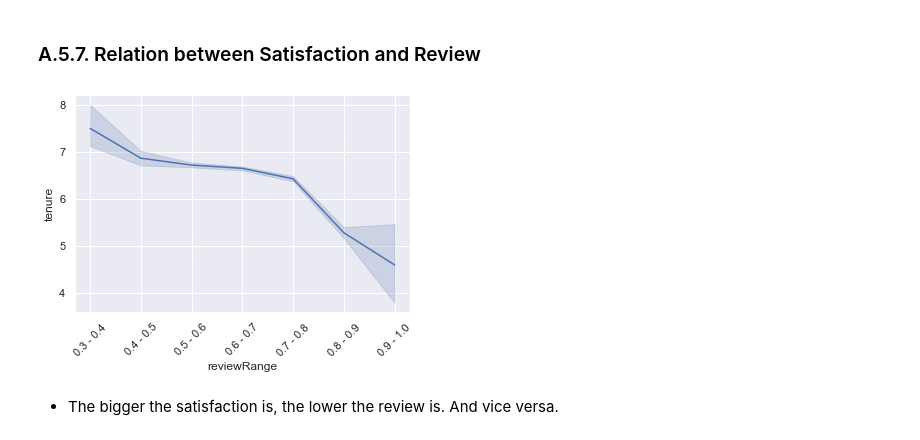
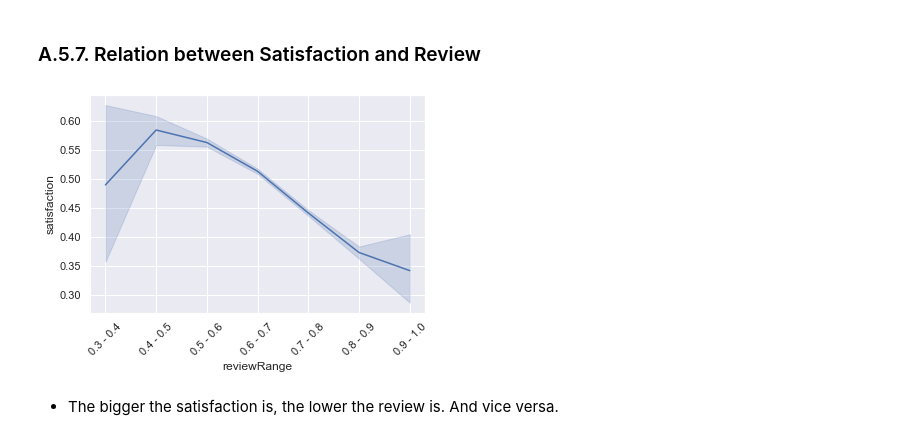
Before and after one commit to vascoarizna/DC-EmployeeTurnOver, a Jupyter notebook: notebook.ipynb, the cells around one changed output. Cells and saved outputs as stored; diff of their text form; code cells hidden in the pictures.

```diff
--- a/notebook.ipynb
+++ b/notebook.ipynb
@@ -617,11 +628,11 @@ theSatisfaction=df.iloc[1755].satisfaction
 df.index[rangedDf['satisfaction']==theSatisfaction]
 rangedDf.iloc[9539,12]='0.9 - 1.0'
 # %%
-sns.lineplot(x='reviewRange',y='tenure',data=rangedDf.sort_values('review'))
+sns.lineplot(x='reviewRange',y='satisfaction',data=rangedDf.sort_values('review'))
 plt.xticks(rotation=45)
 plt.show()
 # %% [output]
-[figure, old version]
+[figure, new version]
 # %% [markdown]
 - The bigger the satisfaction is, the lower the review is. And vice versa.
 # %%
```
Also changed, not shown: parts of 7 cells of this notebook.
